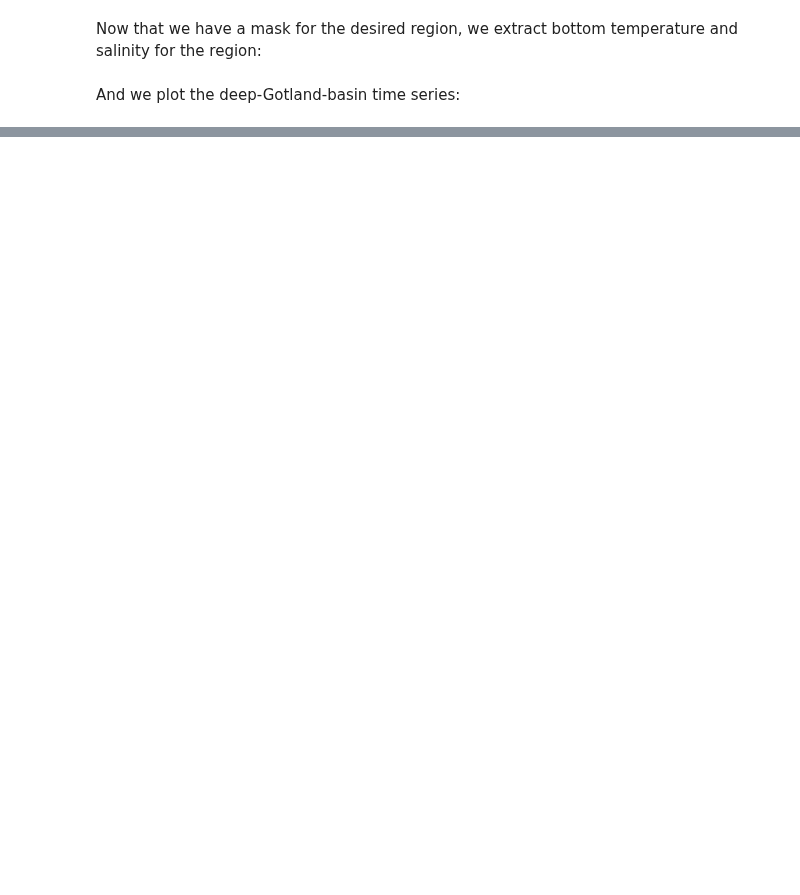
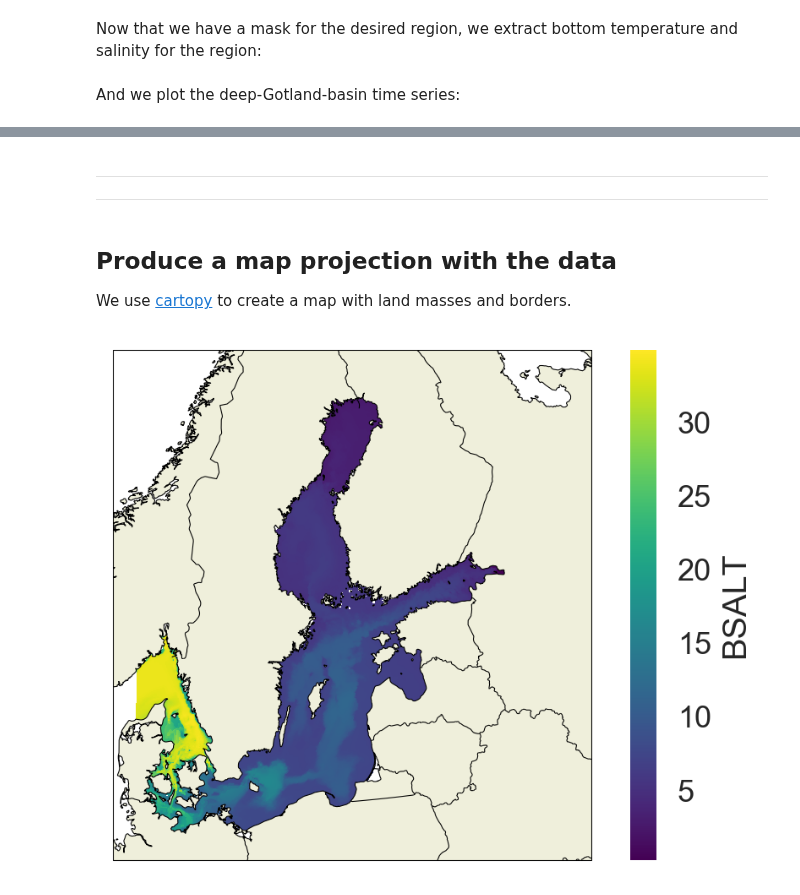
Before and after one commit to geomar-od/python-intro-201804, a Jupyter notebook: session-02_part-04_read_and_plot_baltic_hydrography_xarray.ipynb, the cells around one changed output, grey strips where cells are left out. Cells and saved outputs as stored; diff of their text form; code cells hidden in the pictures; blank space fills up the shorter version.

Commit message:
Add map projection example and break points for users

```diff
--- a/session-02_part-04_read_and_plot_baltic_hydrography_xarray.ipynb
+++ b/session-02_part-04_read_and_plot_baltic_hydrography_xarray.ipynb
@@ -153,0 +180,30 @@ fig.tight_layout();
+# %% [markdown]
+---
+---
+# %% [markdown]
+## Produce a map projection with the data
+
+We use [cartopy](http://scitools.org.uk/cartopy/docs/latest/) to create a map with land masses and borders.
+# %%
+import cartopy.crs as ccrs
+import cartopy.feature as feature
+
+plt.rcParams["figure.dpi"] = 200
+
+ax = plt.axes(projection=ccrs.Orthographic(10, 54))
+
+ds.BSALT.mean("time").plot(ax=ax, transform=ccrs.PlateCarree())
+
+land_masses = feature.NaturalEarthFeature(
+    'physical', 'land', '10m',
+    edgecolor='k',
+    facecolor=feature.COLORS['land'])
+ax.add_feature(land_masses)
+
+borders = feature.NaturalEarthFeature(
+    'cultural', 'admin_0_boundary_lines_land', '10m',
+    edgecolor='k',
+    facecolor='none')
+ax.add_feature(borders);
+# %% [output]
+[figure, added]
```
Also changed, not shown: parts of 4 cells of this notebook.
